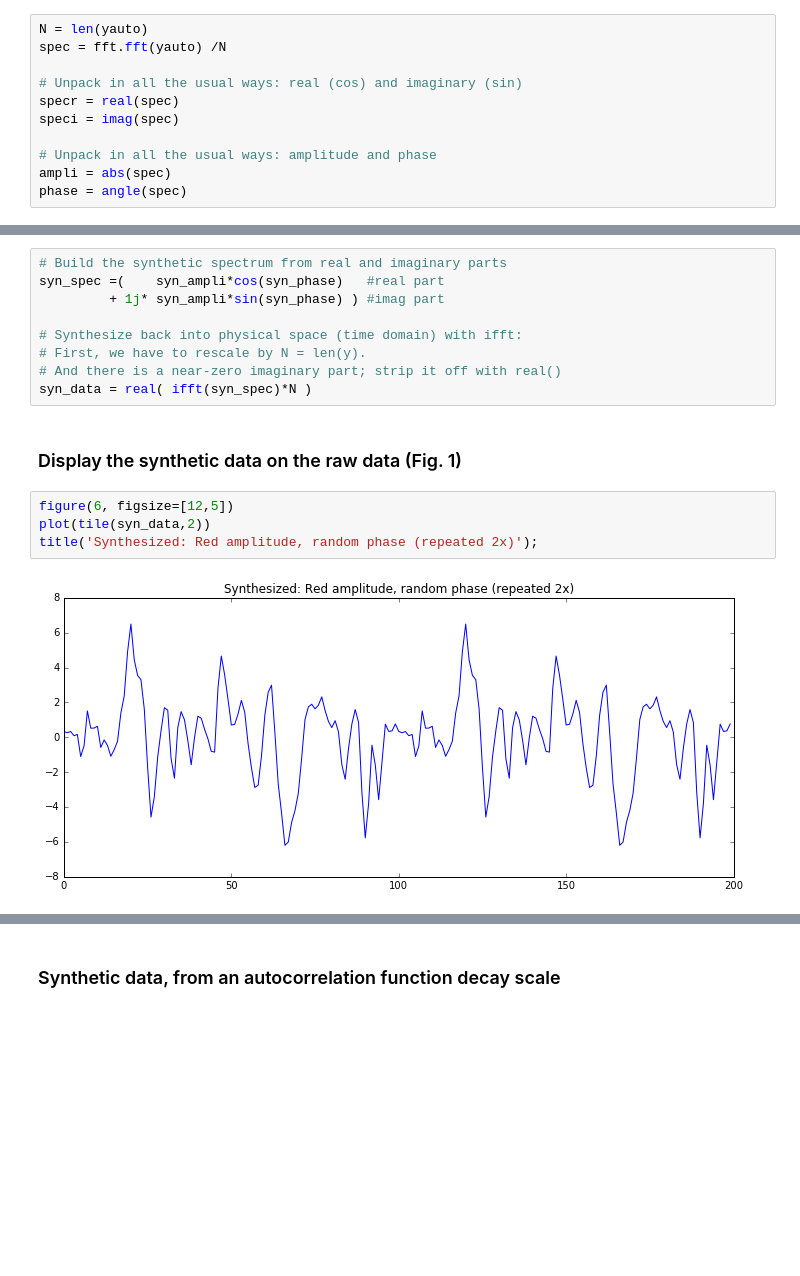
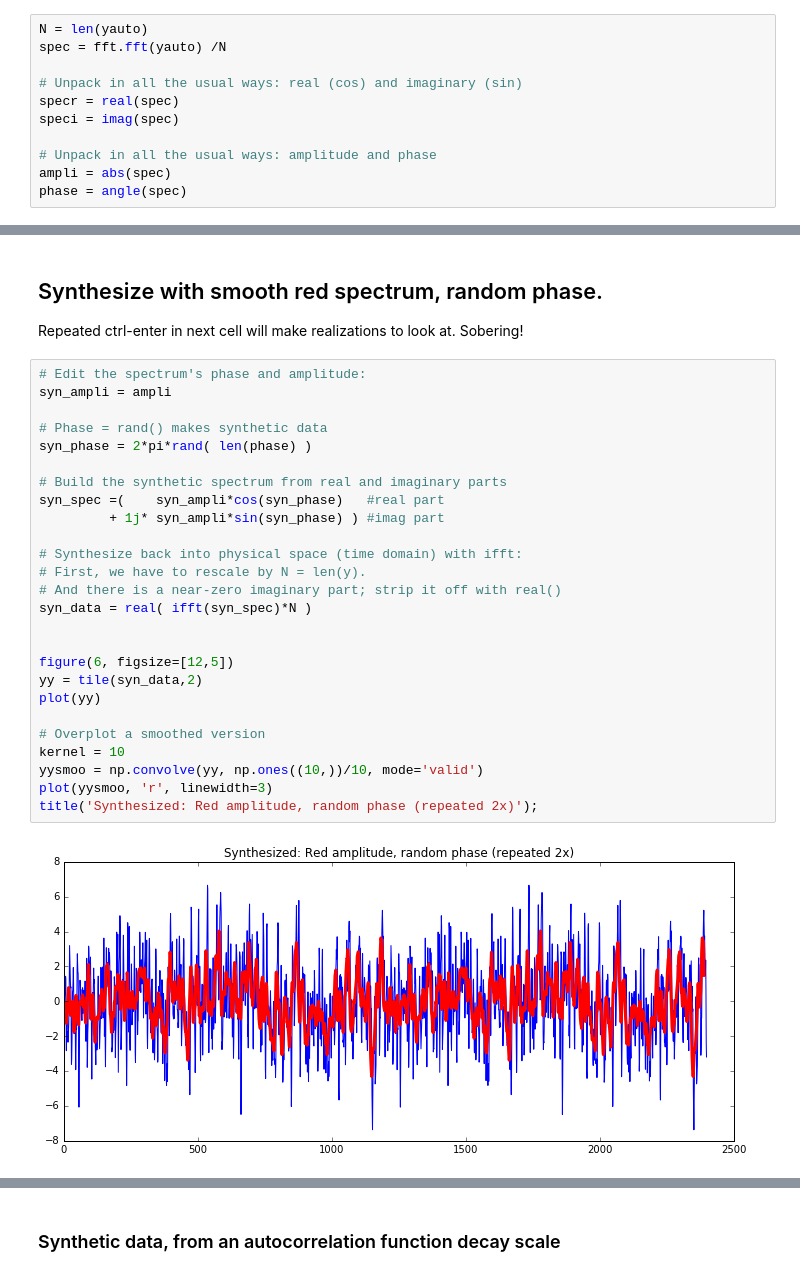
Before and after one commit to weiclimate/MPO624_notebooks, a Jupyter notebook: Red_noise_FFT.ipynb, the cells around one changed output, grey strips where cells are left out. Saved outputs shown, nothing was run; the diff lists cells and outputs as text; blank space fills up the shorter version.

Commit message:
Added smoothed overplot

```diff
--- a/Red_noise_FFT.ipynb
+++ b/Red_noise_FFT.ipynb
@@ -68,17 +69,31 @@ syn_phase = 2*pi*rand( len(phase) )
+# %% [markdown]
+## Synthesize with smooth red spectrum, random phase.
+Repeated ctrl-enter in next cell will make realizations to look at. Sobering!
 # %%
+# Edit the spectrum's phase and amplitude:
+syn_ampli = ampli
+
+# Phase = rand() makes synthetic data
+syn_phase = 2*pi*rand( len(phase) )
+
 # Build the synthetic spectrum from real and imaginary parts
 syn_spec =(    syn_ampli*cos(syn_phase)   #real part
          + 1j* syn_ampli*sin(syn_phase) ) #imag part
 
 # Synthesize back into physical space (time domain) with ifft:
 # First, we have to rescale by N = len(y).
 # And there is a near-zero imaginary part; strip it off with real()
 syn_data = real( ifft(syn_spec)*N )
+
+
+figure(6, figsize=[12,5])
+yy = tile(syn_data,2)
+plot(yy)
+
+# Overplot a smoothed version
+kernel = 10
+yysmoo = np.convolve(yy, np.ones((10,))/10, mode='valid')
+plot(yysmoo, 'r', linewidth=3)
+title('Synthesized: Red amplitude, random phase (repeated 2x)');
+# %% [output]
+[figure, added]
-# %% [markdown]
-### Display the synthetic data on the raw data (Fig. 1)
-# %%
-figure(6, figsize=[12,5])
-plot(tile(syn_data,2))
-title('Synthesized: Red amplitude, random phase (repeated 2x)');
-# %% [output]
-[figure, removed]
```
Also changed, not shown: parts of 10 cells of this notebook.
